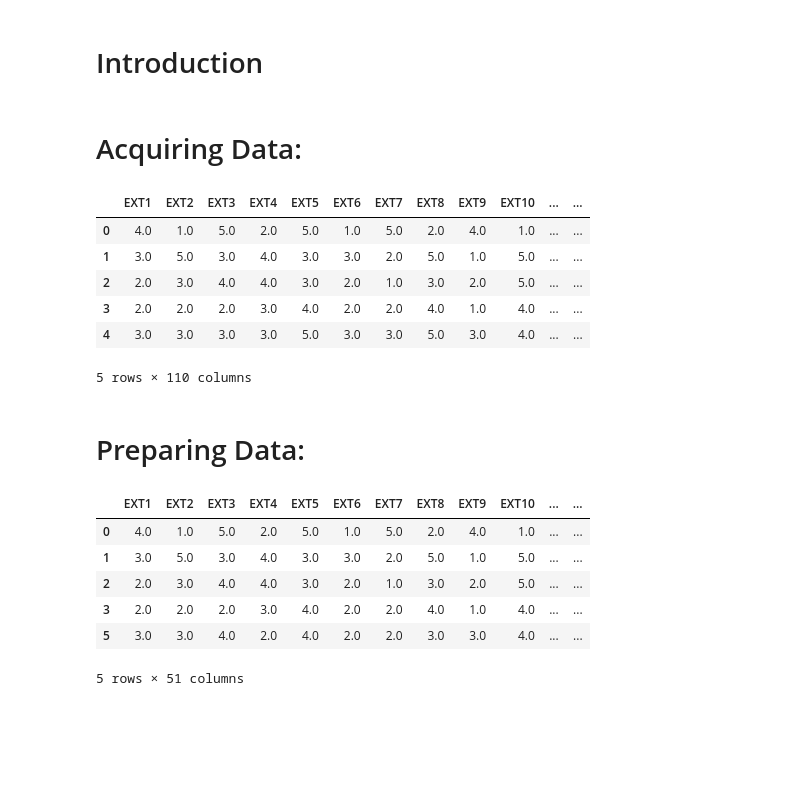
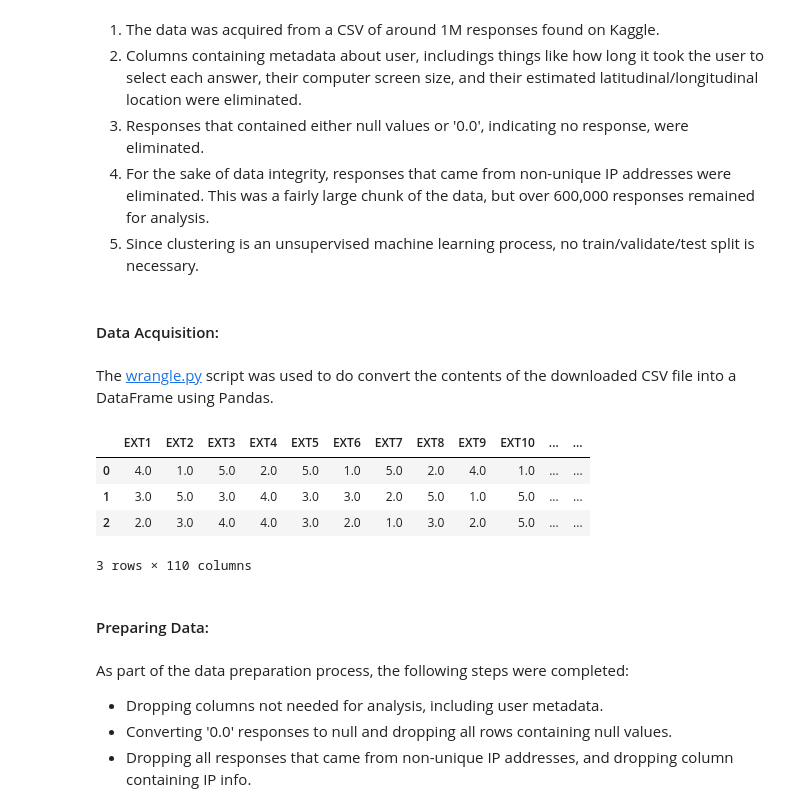
Before and after one commit to greg-maggard/big_5_project, a Jupyter notebook: big_5_cluster_project.ipynb, the cells around one changed output. Drawn from its saved outputs; the diff is of its cells as text; code cells hidden in the pictures; blank space fills up the shorter version.

Commit message:
Completed a LOT of work on the final notebook for the project. Still need to complete README.

```diff
--- a/big_5_cluster_project.ipynb
+++ b/big_5_cluster_project.ipynb
@@ -1,3 +28,9 @@
+# %% [markdown]
+1. The data was acquired from a CSV of around 1M responses found on Kaggle.
+2. Columns containing metadata about user, includings things like how long it took the user to select each answer, their computer screen size, and their estimated latitudinal/longitudinal location were eliminated.
+3. Responses that contained either null values or '0.0', indicating no response, were eliminated.
+4. For the sake of data integrity, responses that came from non-unique IP addresses were eliminated. This was a fairly large chunk of the data, but over 600,000 responses remained for analysis.
+5. Since clustering is an unsupervised machine learning process, no train/validate/test split is necessary.
 # %%
 import pandas as pd
 import numpy as np
@@ -13,28 +48,20 @@ import wrangle
-# %% [markdown]
-# Introduction
 # %% [markdown]
-# Acquiring Data:
+#### Data Acquisition:
+# %% [markdown]
+The [wrangle.py](https://github.com/greg-maggard/big_5_project/blob/main/wrangle.py) script was used to do convert the contents of the downloaded CSV file into a DataFrame using Pandas.
 # %%
 df = wrangle.acquire_big_5_data()
-df.head(5)
+df.head(3)
 # %% [output]
 |  | EXT1 | EXT2 | EXT3 | EXT4 | EXT5 | EXT6 | EXT7 | EXT8 | EXT9 | EXT10 | ... | ... |
 | 0 | 4.0 | 1.0 | 5.0 | 2.0 | 5.0 | 1.0 | 5.0 | 2.0 | 4.0 | 1.0 | ... | ... |
 | 1 | 3.0 | 5.0 | 3.0 | 4.0 | 3.0 | 3.0 | 2.0 | 5.0 | 1.0 | 5.0 | ... | ... |
 | 2 | 2.0 | 3.0 | 4.0 | 4.0 | 3.0 | 2.0 | 1.0 | 3.0 | 2.0 | 5.0 | ... | ... |
-| 3 | 2.0 | 2.0 | 2.0 | 3.0 | 4.0 | 2.0 | 2.0 | 4.0 | 1.0 | 4.0 | ... | ... |
-| 4 | 3.0 | 3.0 | 3.0 | 3.0 | 5.0 | 3.0 | 3.0 | 5.0 | 3.0 | 4.0 | ... | ... |
-5 rows × 110 columns
+3 rows × 110 columns
-# %% [markdown]
-# Preparing Data:
-# %%
-df = wrangle.prep_big_5_data(df)
-df.head(5)
-# %% [output]
-|  | EXT1 | EXT2 | EXT3 | EXT4 | EXT5 | EXT6 | EXT7 | EXT8 | EXT9 | EXT10 | ... | ... |
-| 0 | 4.0 | 1.0 | 5.0 | 2.0 | 5.0 | 1.0 | 5.0 | 2.0 | 4.0 | 1.0 | ... | ... |
-| 1 | 3.0 | 5.0 | 3.0 | 4.0 | 3.0 | 3.0 | 2.0 | 5.0 | 1.0 | 5.0 | ... | ... |
-| 2 | 2.0 | 3.0 | 4.0 | 4.0 | 3.0 | 2.0 | 1.0 | 3.0 | 2.0 | 5.0 | ... | ... |
-| 3 | 2.0 | 2.0 | 2.0 | 3.0 | 4.0 | 2.0 | 2.0 | 4.0 | 1.0 | 4.0 | ... | ... |
-| 5 | 3.0 | 3.0 | 4.0 | 2.0 | 4.0 | 2.0 | 2.0 | 3.0 | 3.0 | 4.0 | ... | ... |
-5 rows × 51 columns
+# %% [markdown]
+#### Preparing Data:
+# %% [markdown]
+As part of the data preparation process, the following steps were completed:
+   - Dropping columns not needed for analysis, including user metadata.
+   - Converting '0.0' responses to null and dropping all rows containing null values.
+   - Dropping all responses that came from non-unique IP addresses, and dropping column containing IP info.
```
Also changed, not shown: parts of 45 cells of this notebook, 5 other files.
